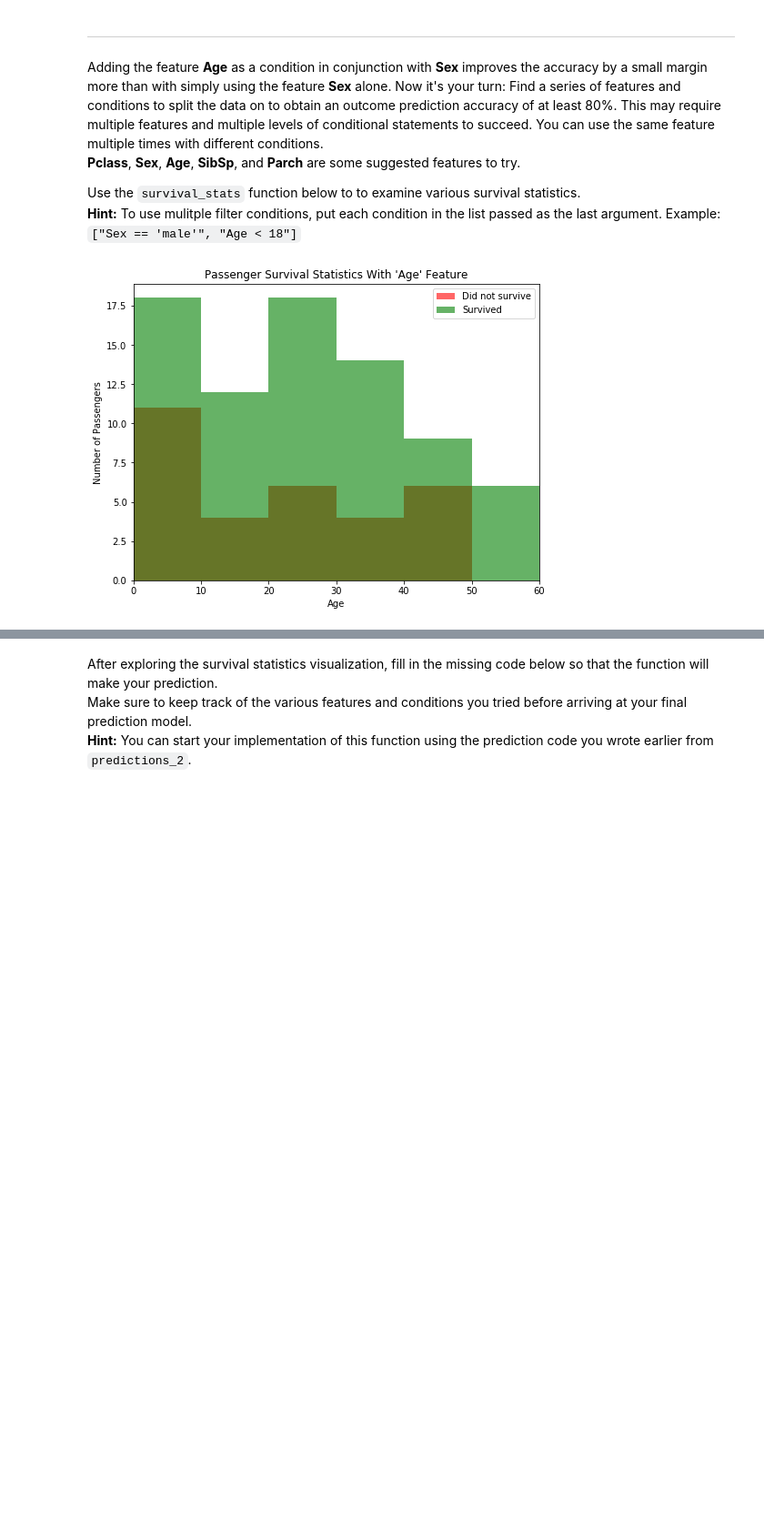
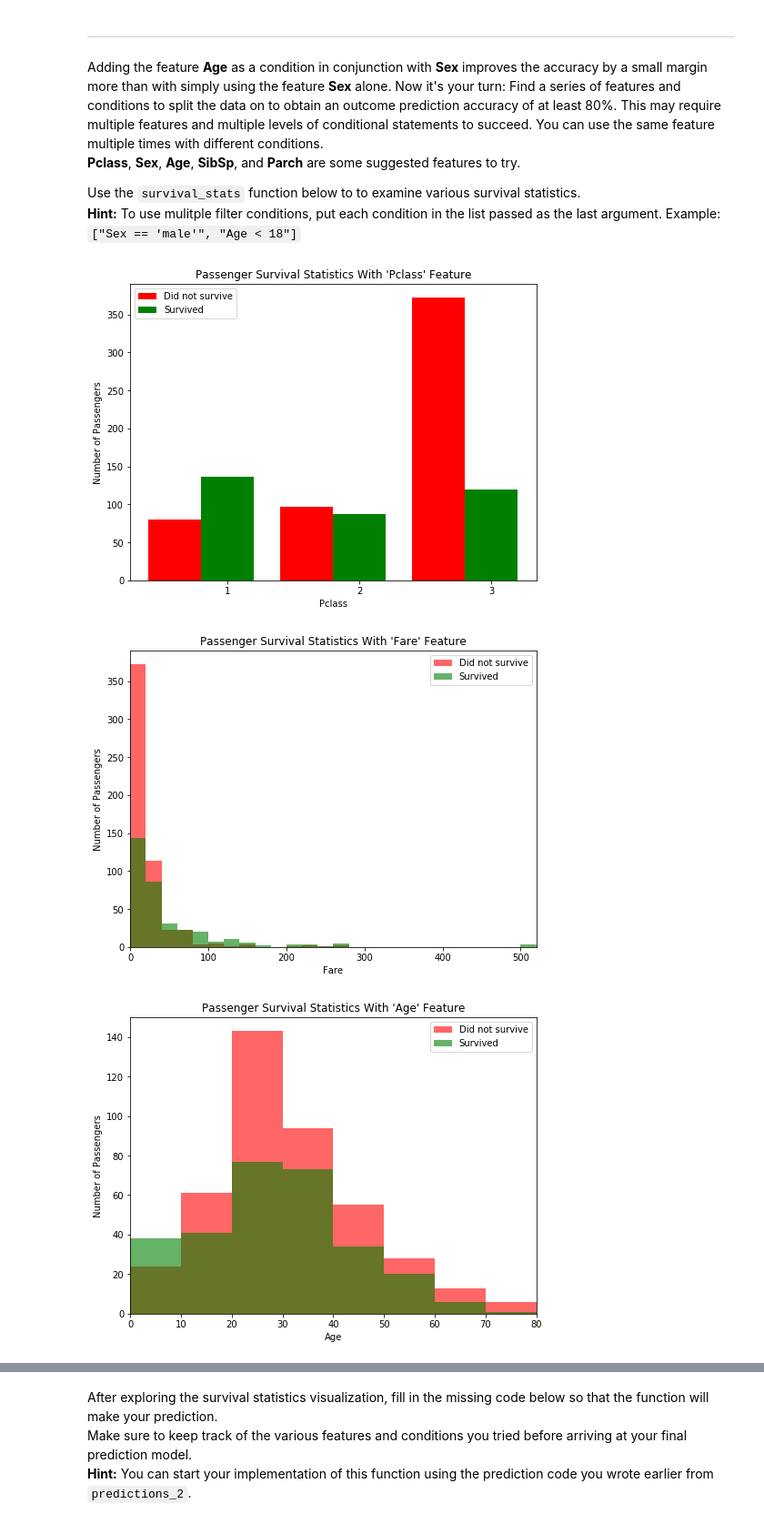
Before and after one commit to aberenyi73/machine-learning, a Jupyter notebook: projects/titanic_survival_exploration/titanic_survival_exploration.ipynb, the cells around one changed output, grey strips where cells are left out. Shown: that part at 91% size. Saved outputs shown, nothing was run; the diff lists cells and outputs as text; code cells hidden in the pictures; blank space fills up the shorter version.

```diff
--- a/projects/titanic_survival_exploration/titanic_survival_exploration.ipynb
+++ b/projects/titanic_survival_exploration/titanic_survival_exploration.ipynb
@@ -217,7 +214,17 @@ Adding the feature **Age** as a condition in conjunction with **Sex** improves t
 
 Use the `survival_stats` function below to to examine various survival statistics.
 **Hint:** To use mulitple filter conditions, put each condition in the list passed as the last argument. Example: `["Sex == 'male'", "Age < 18"]`
-# %%
-vs.survival_stats(data, outcomes, 'Age', ["Sex == 'female'", "Parch > 0"])
-# %% [output]
-[figure, removed]
+# %%
+vs.survival_stats(data, outcomes, 'Pclass')
+vs.survival_stats(data, outcomes, 'Fare')
+#vs.survival_stats(data, outcomes, 'Cabin')
+vs.survival_stats(data, outcomes, 'Age')
+vs.survival_stats(data, outcomes, 'Parch')
+vs.survival_stats(data, outcomes, 'SibSp')
+vs.survival_stats(data, outcomes, 'Sex')
+vs.survival_stats(data, outcomes, 'Embarked')
+vs.survival_stats(data, outcomes, 'Ticket')
+# %% [output]
+[figure, added]
+[figure, added]
+[figure, added]
```
Also changed, not shown: parts of 7 cells of this notebook.
